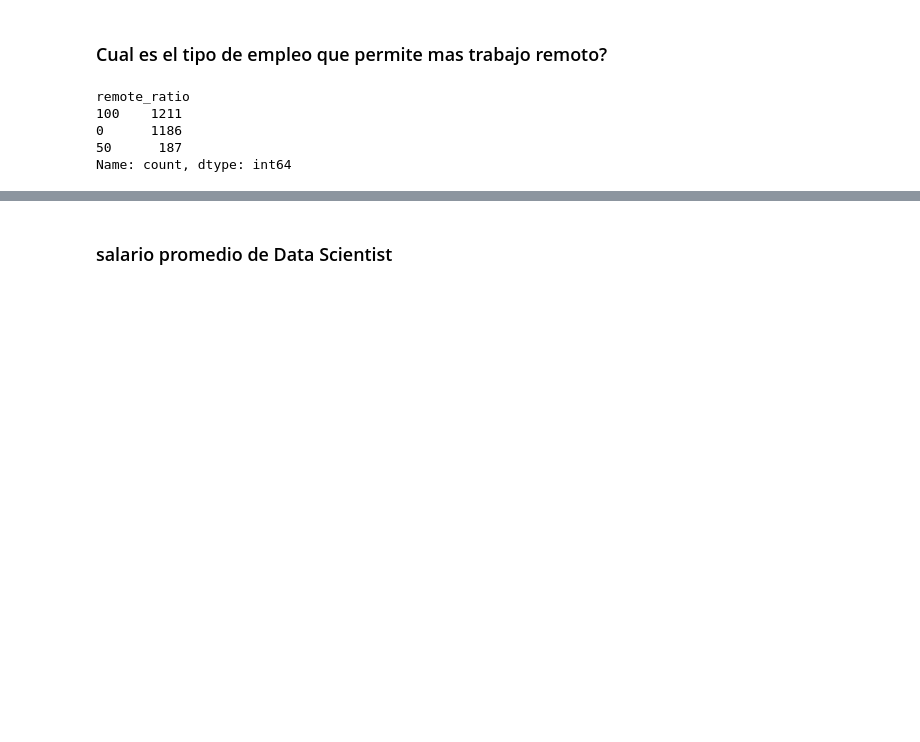
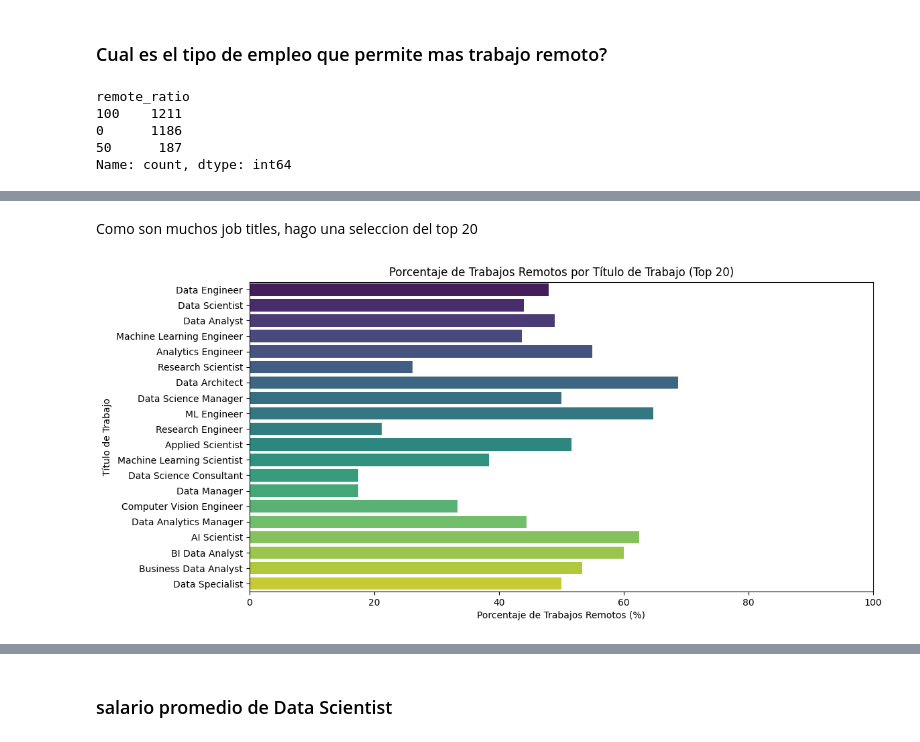
Before and after one commit to liagcaviedes/Data-Analytics-Salaries-Project, a Jupyter notebook: salary_data_ok.ipynb, the cells around one changed output, grey strips where cells are left out. Saved outputs shown, nothing was run; the diff lists cells and outputs as text; code cells hidden in the pictures; blank space fills up the shorter version.

```diff
--- a/salary_data_ok.ipynb
+++ b/salary_data_ok.ipynb
@@ -203,0 +233,31 @@ Name: count, Length: 75, dtype: int64
+# %% [markdown]
+Como son muchos job titles, hago una seleccion del top 20
+# %%
+
+# Paso 1: Calcular el total de trabajos por título
+total_jobs_df = df['job_title'].value_counts().reset_index()
+total_jobs_df.columns = ['job_title', 'total_jobs']  # Renombrar columnas
+
+# Paso 2: Calcular el número de trabajos remotos
+remote_jobs_df = pd.DataFrame(df[df['remote_ratio'] == 100]['job_title'].value_counts()).reset_index()
+remote_jobs_df.columns = ['job_title', 'remote_jobs']  # Renombrar columnas
+
+# Paso 3: Unir ambos DataFrames
+merged_df = pd.merge(total_jobs_df, remote_jobs_df, on='job_title', how='left').fillna(0)
+
+# Paso 4: Calcular el porcentaje de trabajos remotos
+merged_df['remote_ratio_percentage'] = (merged_df['remote_jobs'] / merged_df['total_jobs']) * 100
+
+# Paso 5: Filtrar los 20 títulos de trabajo más comunes
+top_20_jobs = merged_df.nlargest(20, 'total_jobs')
+
+# Paso 6: Crear el gráfico de barras horizontales
+plt.figure(figsize=(12, 6))
+sns.barplot(x='remote_ratio_percentage', y='job_title', data=top_20_jobs, palette='viridis')
+plt.title('Porcentaje de Trabajos Remotos por Título de Trabajo (Top 20)')
+plt.xlabel('Porcentaje de Trabajos Remotos (%)')
+plt.ylabel('Título de Trabajo')
+plt.xlim(0, 100)  # Ajustar el límite del eje x
+plt.show()
+# %% [output]
+[figure, added]
```
Also changed, not shown: parts of 8 cells of this notebook.
